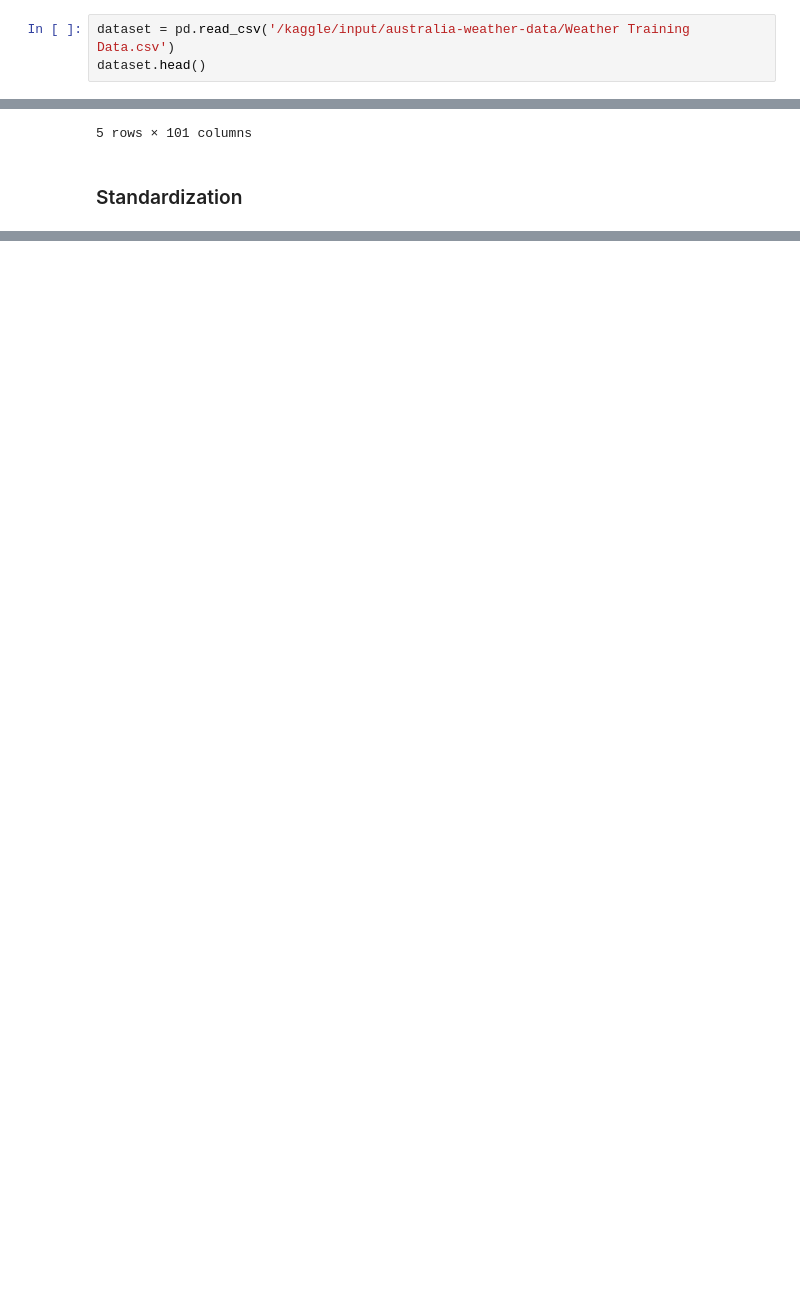
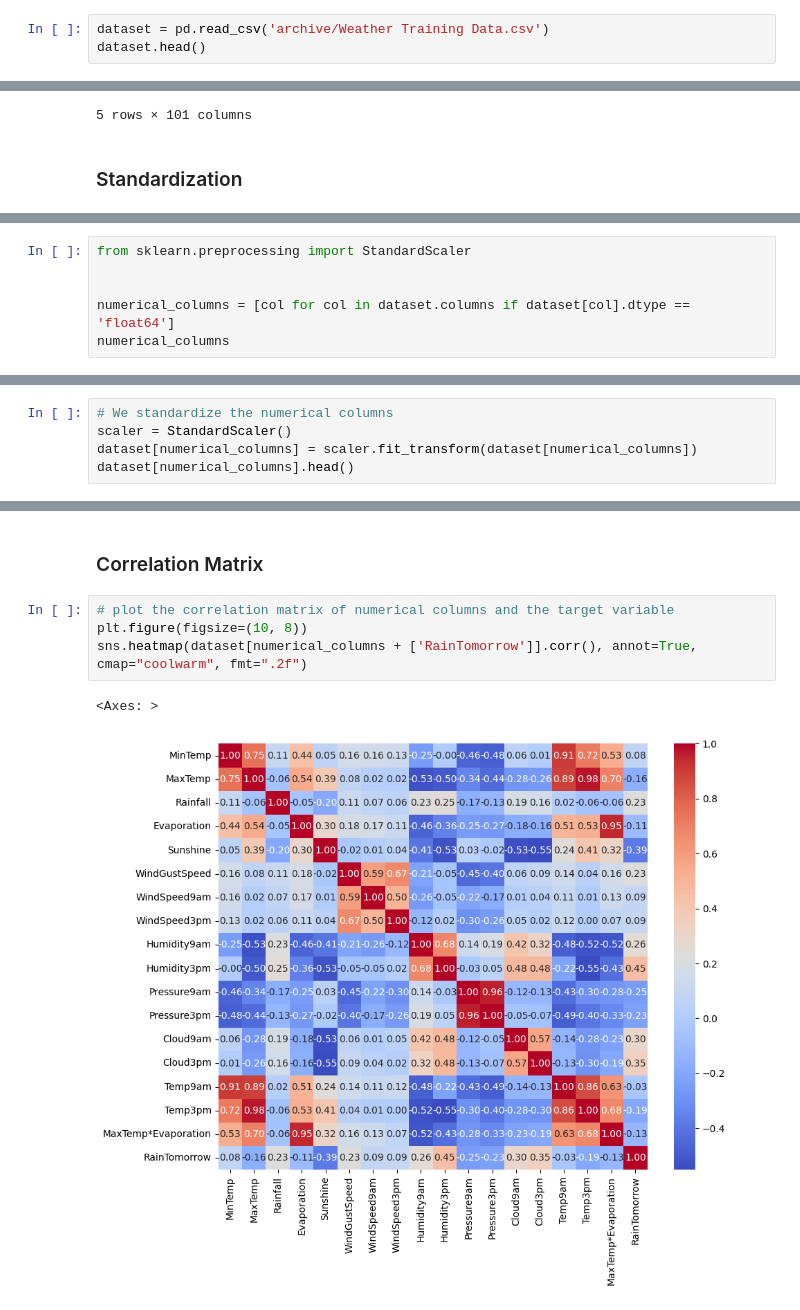
Before and after one commit to CodeWhizHamza/ML-lab13, a Jupyter notebook: lab-13-feature-engineering-selection.ipynb, the cells around one changed output, grey strips where cells are left out. Saved outputs shown, nothing was run; the diff lists cells and outputs as text; blank space fills up the shorter version.

Commit message:
complete the training process

```diff
--- a/lab-13-feature-engineering-selection.ipynb
+++ b/lab-13-feature-engineering-selection.ipynb
@@ -371,7 +369,7 @@ plt.show()
 # %% [markdown]
 # Mini Challenge
 # %%
-dataset = pd.read_csv('/kaggle/input/australia-weather-data/Weather Training Data.csv')
+dataset = pd.read_csv('archive/Weather Training Data.csv')
 dataset.head()
 # %% [output]
 |  | row ID | Location | MinTemp | MaxTemp | Rainfall | Evaporation | Sunshine | WindGustDir | WindGustSpeed | ... |
@@ -630,0 +627,6 @@ from sklearn.preprocessing import StandardScaler
+# %%
+from sklearn.preprocessing import StandardScaler
+
+
+numerical_columns = [col for col in dataset.columns if dataset[col].dtype == 'float64']
+numerical_columns
@@ -630,0 +660,5 @@ from sklearn.preprocessing import StandardScaler
+# %%
+# We standardize the numerical columns
+scaler = StandardScaler()
+dataset[numerical_columns] = scaler.fit_transform(dataset[numerical_columns])
+dataset[numerical_columns].head()
@@ -630,0 +684,9 @@ from sklearn.preprocessing import StandardScaler
+# %% [markdown]
+### Correlation Matrix
+# %%
+# plot the correlation matrix of numerical columns and the target variable
+plt.figure(figsize=(10, 8))
+sns.heatmap(dataset[numerical_columns + ['RainTomorrow']].corr(), annot=True, cmap="coolwarm", fmt=".2f")
+# %% [output]
+<Axes: >
+[figure, added]
```
Also changed, not shown: parts of 45 cells of this notebook, 5 other files.
